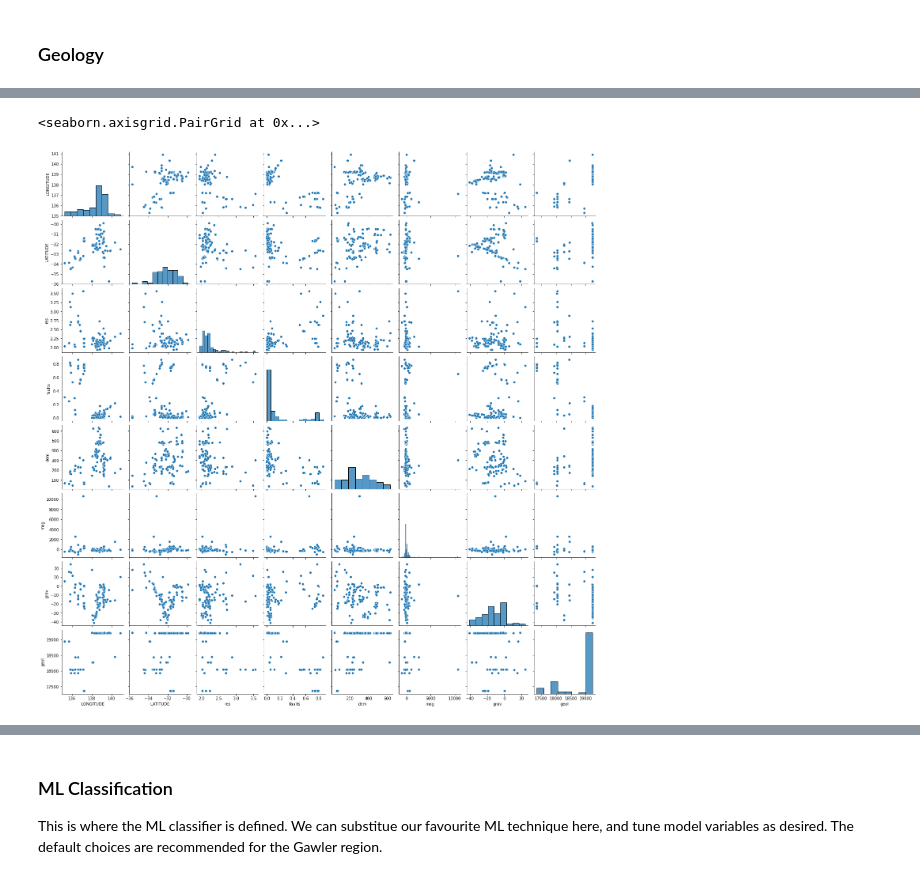
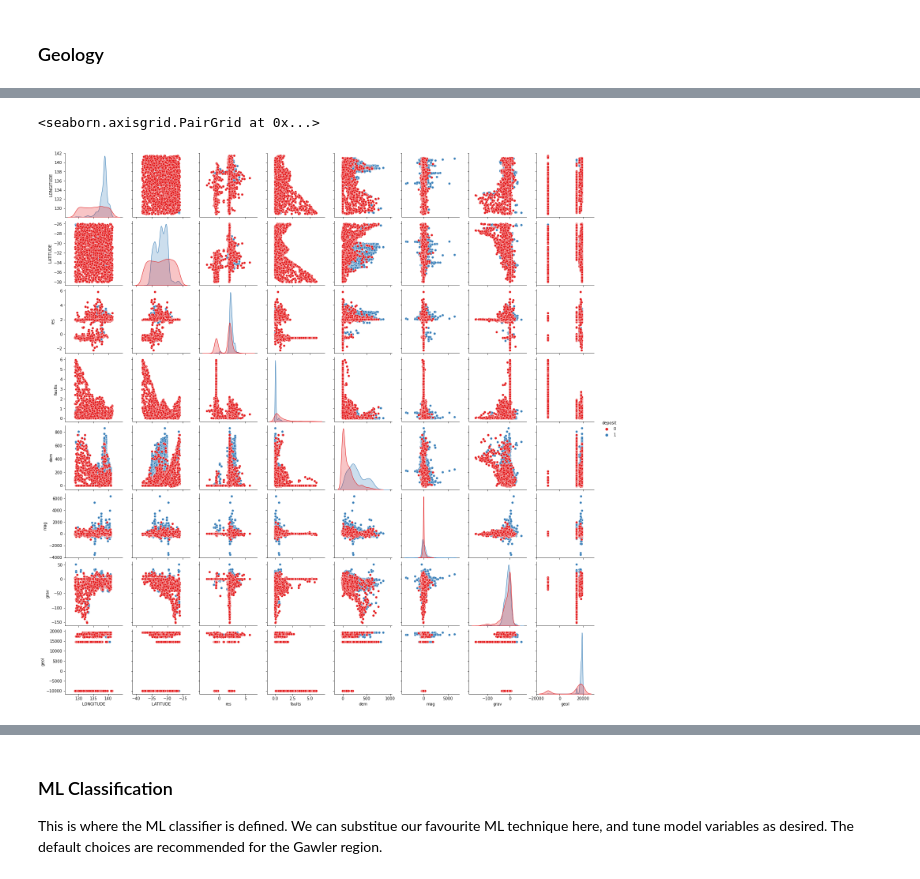
Before and after one commit to Sydney-Informatics-Hub/geopython-pawsey, a Jupyter notebook: _ipynb/01-build_the_data.ipynb, the cells around one changed output, grey strips where cells are left out. Saved outputs shown, nothing was run; the diff lists cells and outputs as text; code cells hidden in the pictures.

```diff
--- a/_ipynb/01-build_the_data.ipynb
+++ b/_ipynb/01-build_the_data.ipynb
@@ -507,4 +531,6 @@ def shapeExplore(lon,lat,shapes,recs,record):
     #if you have been through the loop with no result
     return(-9999.)
 # %%
-td['geol']=td.apply(lambda x: shapeExplore(x.LONGITUDE, x.LATITUDE, shapesArch,recsArch,-1), axis=1)
+%%time
+geoindex = 23
+td['geol']=td.apply(lambda x: shapeExplore(x.LONGITUDE, x.LATITUDE, shapesArch,recsArch,geoindex), axis=1)
@@ -530,0 +594,22 @@ Let's explore the data.
+# %%
+%%time
+
+td2 = pd.DataFrame({'LONGITUDE': lons_rand, 'LATITUDE': lats_rand})
+
+# Res
+indexes = td2.apply(
+    lambda x: coregPoint(treeres,np.array([x.LONGITUDE, x.LATITUDE]),10,retval='index'), axis=1)
+
+td2['res'] = data_res.loc[indexes].resistivity.values
+
+# Faults
+td2['faults'] = td2.apply(
+    lambda x: coregPoint(treefaults,np.array([x.LONGITUDE, x.LATITUDE]),100,retval='dists'), axis=1)
+
+# Geophys
+td2['dem'] = rastersearch(td2,z1,originx1,originy1,pixelx1,pixely1)
+td2['mag'] = rastersearch(td2,z2,originx2,originy2,pixelx2,pixely2)
+td2['grav'] = rastersearch(td2,z3,originx3,originy3,pixelx3,pixely3)
+
+#Geology
+td2['geol']=td2.apply(lambda x: shapeExplore(x.LONGITUDE, x.LATITUDE, shapesArch,recsArch,-1), axis=1)
@@ -530,0 +618,7 @@ Let's explore the data.
+# %%
+#Add flag indicating classification label
+td['deposit']=1
+td2['deposit']=0
+# %%
+fv = pd.concat([td,td2],axis=0,ignore_index=True)
+fv
@@ -534,9 +668,9 @@ import seaborn as sns
 # %%
 # Plot historgrams and scatter plots for each combination of features.
-sns.pairplot(td,palette="Set1",diag_kind="auto")
+sns.pairplot(fv,hue='deposit',palette="Set1",diag_kind="auto")
 # %% [output]
 <seaborn.axisgrid.PairGrid at 0x...>
-[figure, old version]
+[figure, new version]
 # %%
 #Plot a heatmap for how correlated each of the features are
 corr = td.corr()
```
Also changed, not shown: parts of 63 cells of this notebook, 36 other files.
